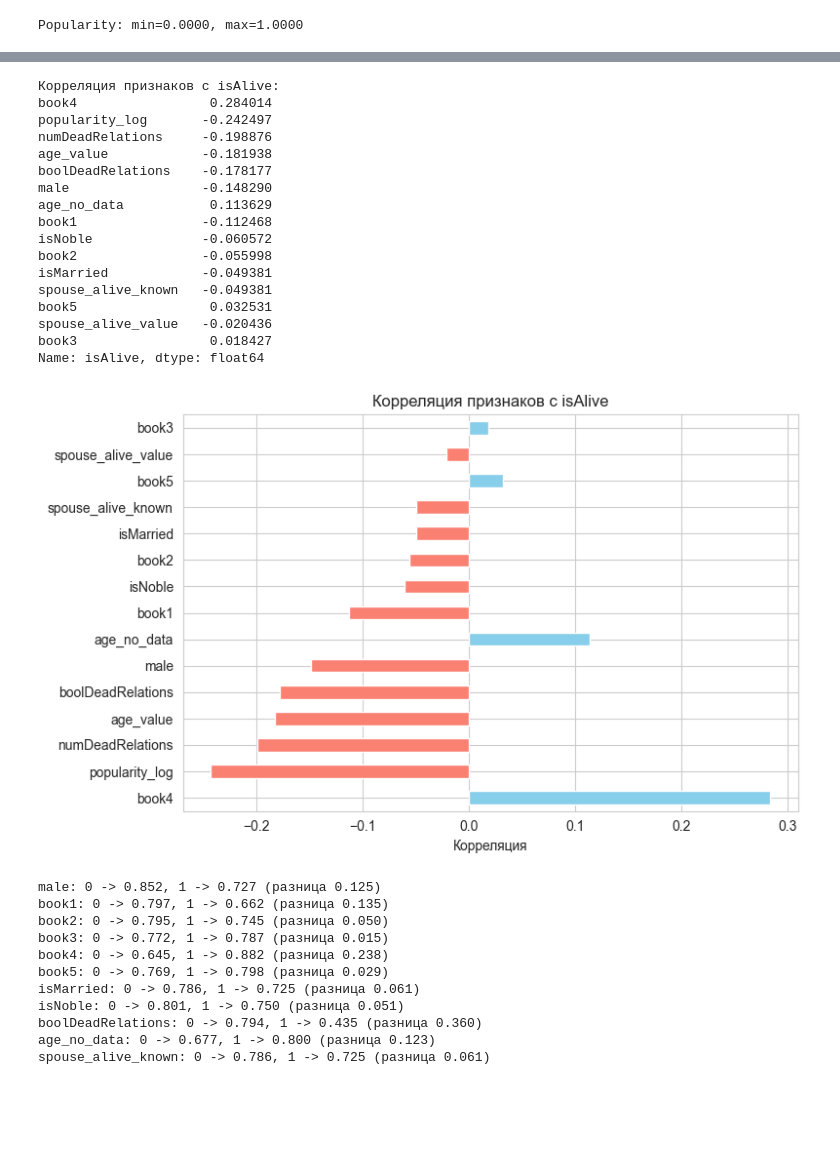
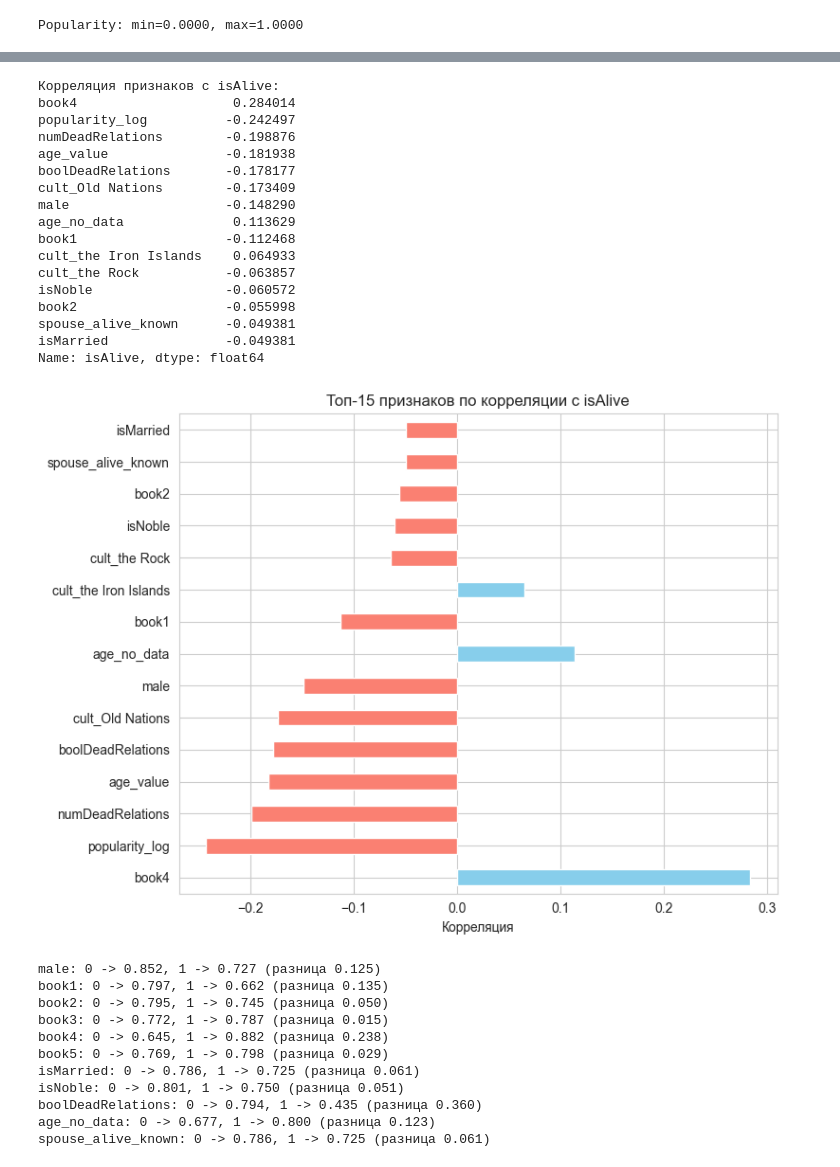
Before and after one commit to klezyk/MFTI, a Jupyter notebook: 4.1 Домашнее задание. Основы машинного обучения/solution.ipynb, the cells around one changed output, grey strips where cells are left out. Drawn from its saved outputs; the diff is of its cells as text; code cells hidden in the pictures; blank space fills up the shorter version.

Commit message:
Улучшение решения 4.1: переработка pipeline и конспектов
Переработан solution.ipynb с единой функцией предобработки для train/test,
обновлены конспекты SUMMARY.md и summary_notebook.ipynb.

```diff
--- a/4.1 Домашнее задание. Основы машинного обучения/solution.ipynb
+++ b/4.1 Домашнее задание. Основы машинного обучения/solution.ipynb
@@ -225,6 +176,0 @@ Name: count, dtype: int64
-# %%
-data['age_value'] = data['age'].fillna(0)
-data['age_no_data'] = data['age'].isnull().astype(int)
-
-data_test['age_value'] = data_test['age'].fillna(0)
-data_test['age_no_data'] = data_test['age'].isnull().astype(int)
@@ -234,14 +176,0 @@ data_test['age_no_data'] = data_test['age'].isnull().astype(int)
-# %%
-# isAliveSpouse: два признака по аналогии с age
-data['spouse_alive_value'] = data['isAliveSpouse'].fillna(0).astype(int)
-data['spouse_alive_known'] = data['isAliveSpouse'].notna().astype(int)
-
-data_test['spouse_alive_value'] = data_test['isAliveSpouse'].fillna(0).astype(int)
-data_test['spouse_alive_known'] = data_test['isAliveSpouse'].notna().astype(int)
-
-# Проверяем связь с целевой переменной
-print('isAliveSpouse → isAlive:')
-print(data.groupby('isAliveSpouse', dropna=False)['isAlive'].agg(['mean', 'count']))
-print()
-print('spouse_alive_known → isAlive:')
-print(data.groupby('spouse_alive_known')['isAlive'].agg(['mean', 'count']))
@@ -424,41 +429,37 @@ Name: count, dtype: int64
 # %%
 # Корреляция числовых признаков с isAlive
-numeric_for_corr = [
-    'male', 'book1', 'book2', 'book3', 'book4', 'book5',
-    'isMarried', 'isNoble', 'numDeadRelations', 'popularity_log',
-    'boolDeadRelations', 'age_value', 'age_no_data',
-    'spouse_alive_value', 'spouse_alive_known', 'isAlive'
-]
+corr_with_target = train_processed.corr()['isAlive'].drop('isAlive').sort_values(key=abs, ascending=False)
+print('Корреляция признаков с isAlive:')
+print(corr_with_target.head(15))
 
-corr_with_target = data[numeric_for_corr].corr()['isAlive'].drop('isAlive').sort_values(key=abs, ascending=False)
-print('Корреляция признаков с isAlive:')
-print(corr_with_target)
-
-fig, ax = plt.subplots(figsize=(8, 5))
-corr_with_target.plot(kind='barh', ax=ax, color=['salmon' if v < 0 else 'skyblue' for v in corr_with_target])
-ax.set_title('Корреляция признаков с isAlive')
+fig, ax = plt.subplots(figsize=(8, 6))
+corr_with_target.head(15).plot(
+    kind='barh', ax=ax,
+    color=['salmon' if v < 0 else 'skyblue' for v in corr_with_target.head(15)]
+)
+ax.set_title('Топ-15 признаков по корреляции с isAlive')
 ax.set_xlabel('Корреляция')
 plt.tight_layout()
 plt.show()
 # %% [output]
 Корреляция признаков с isAlive:
-book4                 0.284014
-popularity_log       -0.242497
-numDeadRelations     -0.198876
-age_value            -0.181938
-boolDeadRelations    -0.178177
-male                 -0.148290
-age_no_data           0.113629
-book1                -0.112468
-isNoble              -0.060572
-book2                -0.055998
-isMarried            -0.049381
-spouse_alive_known   -0.049381
-book5                 0.032531
-spouse_alive_value   -0.020436
-book3                 0.018427
+book4                    0.284014
+popularity_log          -0.242497
+numDeadRelations        -0.198876
+age_value               -0.181938
+boolDeadRelations       -0.178177
+cult_Old Nations        -0.173409
+male                    -0.148290
+age_no_data              0.113629
+book1                   -0.112468
+cult_the Iron Islands    0.064933
+cult_the Rock           -0.063857
+isNoble                 -0.060572
+book2                   -0.055998
+spouse_alive_known      -0.049381
+isMarried               -0.049381
 Name: isAlive, dtype: float64
-[figure, old version]
+[figure, new version]
 # %%
 # Сравнение средних isAlive для бинарных признаков
 binary_cols = ['male', 'book1', 'book2', 'book3', 'book4', 'book5',
```
Also changed, not shown: parts of 62 cells of this notebook, 4 other files.
